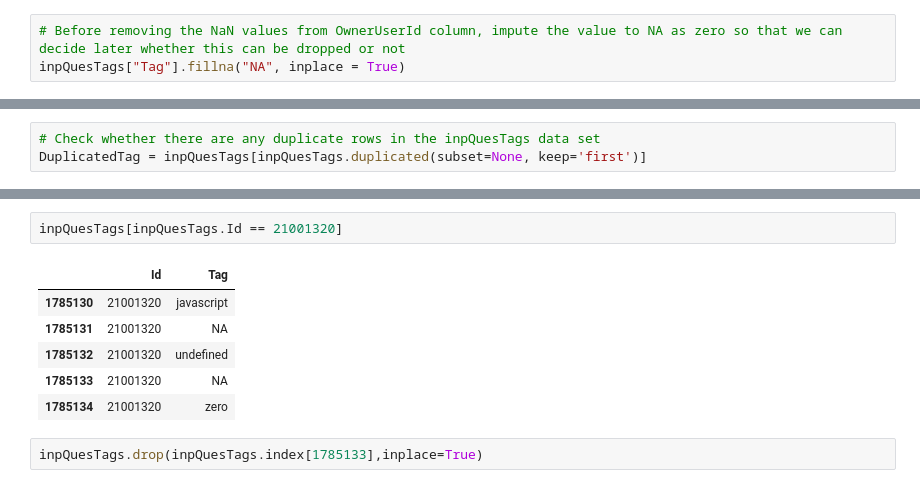
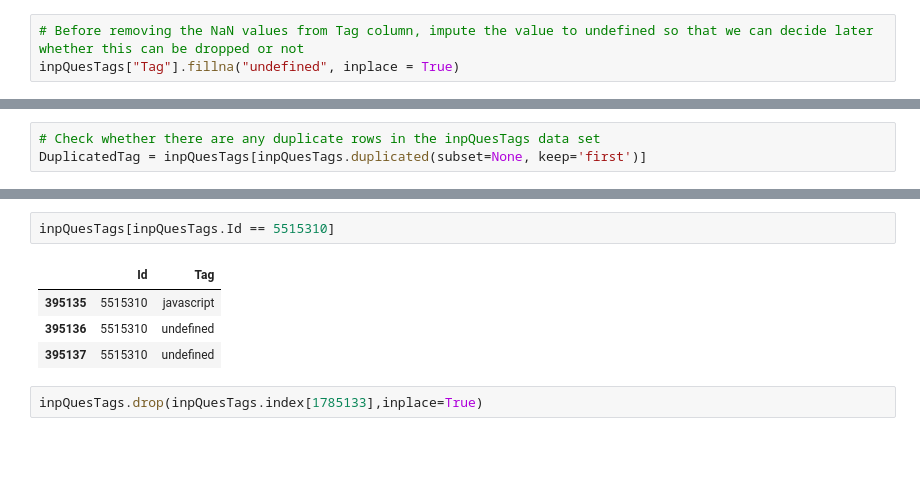
Before and after one commit to KarthikeyanVenkataraman/edastackoverflow, a Jupyter notebook: StackOverFlow_Draft.ipynb, the cells around one changed output, grey strips where cells are left out. Cells and saved outputs as stored; diff of their text form; blank space fills up the shorter version.

```diff
--- a/StackOverFlow_Draft.ipynb
+++ b/StackOverFlow_Draft.ipynb
@@ -243,7 +243,7 @@ Tag    0.029672
 dtype: float64
 # %%
-# Before removing the NaN values from OwnerUserId column, impute the value to NA as zero so that we can decide later whether this can be dropped or not
-inpQuesTags["Tag"].fillna("NA", inplace = True)
+# Before removing the NaN values from Tag column, impute the value to undefined so that we can decide later whether this can be dropped or not
+inpQuesTags["Tag"].fillna("undefined", inplace = True)
 # %%
 # Before that check if there any nulls in inpQuesTags dataset
 inpQuesTags.isnull().sum()/len(inpQuesTags)*100
@@ -266,12 +294,10 @@ DuplicatedTag
 # %%
-inpQuesTags[inpQuesTags.Id == 21001320]
+inpQuesTags[inpQuesTags.Id == 5515310]
 # %% [output]
 |  | Id | Tag |
-| 1785130 | 21001320 | javascript |
-| 1785131 | 21001320 | NA |
-| 1785132 | 21001320 | undefined |
-| 1785133 | 21001320 | NA |
-| 1785134 | 21001320 | zero |
+| 395135 | 5515310 | javascript |
+| 395136 | 5515310 | undefined |
+| 395137 | 5515310 | undefined |
 # %%
 inpQuesTags.drop(inpQuesTags.index[1785133],inplace=True)
 # %%
```
Also changed, not shown: parts of 7 cells of this notebook.
